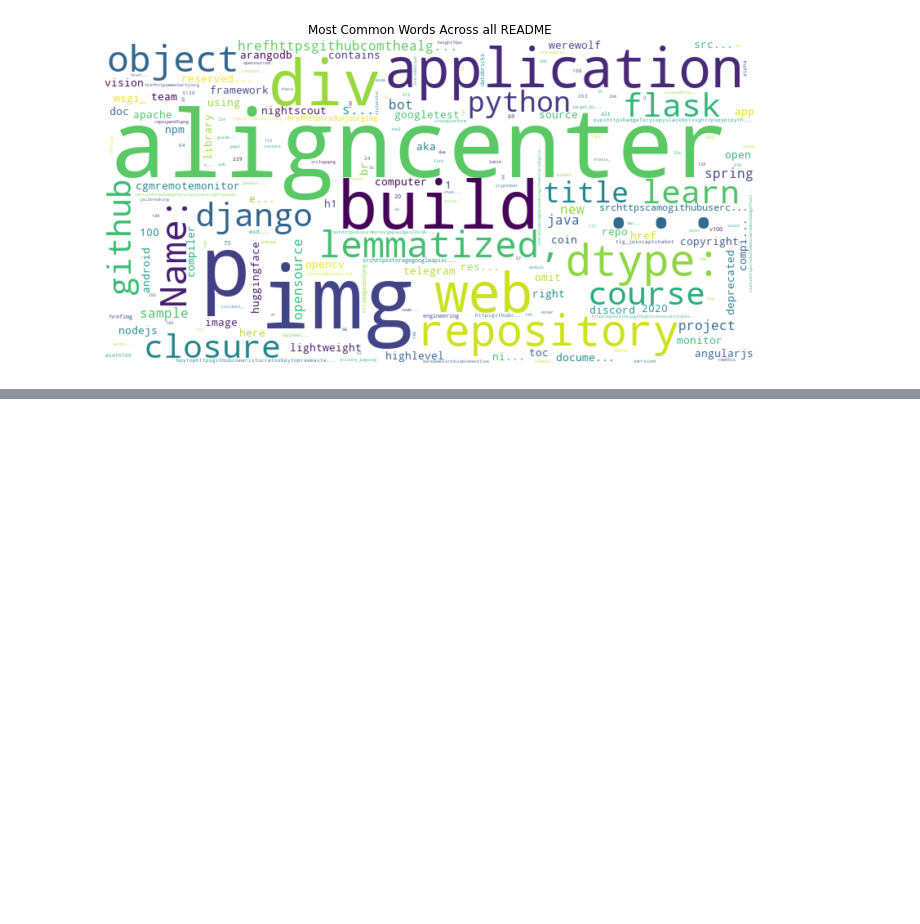
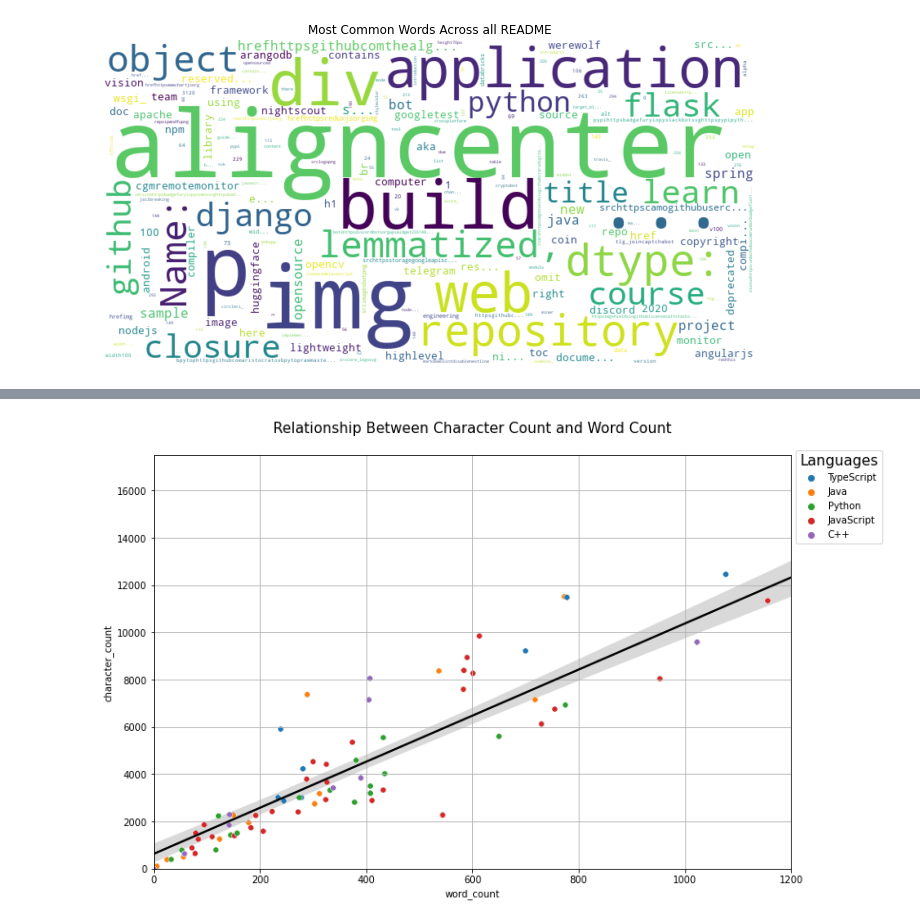
Before and after one commit to team2-nlp-project/team2-nlp-project, a Jupyter notebook: ella_exploration.ipynb, the cells around one changed output, grey strips where cells are left out. Saved outputs shown, nothing was run; the diff lists cells and outputs as text; code cells hidden in the pictures; blank space fills up the shorter version.

```diff
--- a/ella_exploration.ipynb
+++ b/ella_exploration.ipynb
@@ -398,0 +315,22 @@ visualization.word_cloud(train)
+# %%
+def char_count(train):
+    train_subset = train[(train['language'] =='Python') |
+                    (train['language'] =='Java')|
+                    (train['language'] =='JavaScript')|
+                    (train['language'] =='TypeScript')|
+                    (train['language'] =='C++')]
+    plt.figure(figsize = (12, 8))
+    sns.regplot(data = train_subset, x = 'word_count', y = 'character_count',color="black",marker="+")
+    sns.scatterplot(data = train_subset, x = 'word_count', y = 'character_count',hue = 'language')
+    plt.title('Relationship Between Character Count and Word Count\n',fontsize=15)
+
+
+    plt.legend(title='Languages',title_fontsize=15,loc='center left', bbox_to_anchor=(1, 0.9))
+    plt.grid()
+    plt.ylim([0,17500])
+    plt.xlim([0,1200])
+    plt.show()
+# %%
+char_count(train)
+# %% [output]
+[figure, added]
```
Also changed, not shown: parts of 4 cells of this notebook, 2 other files.
